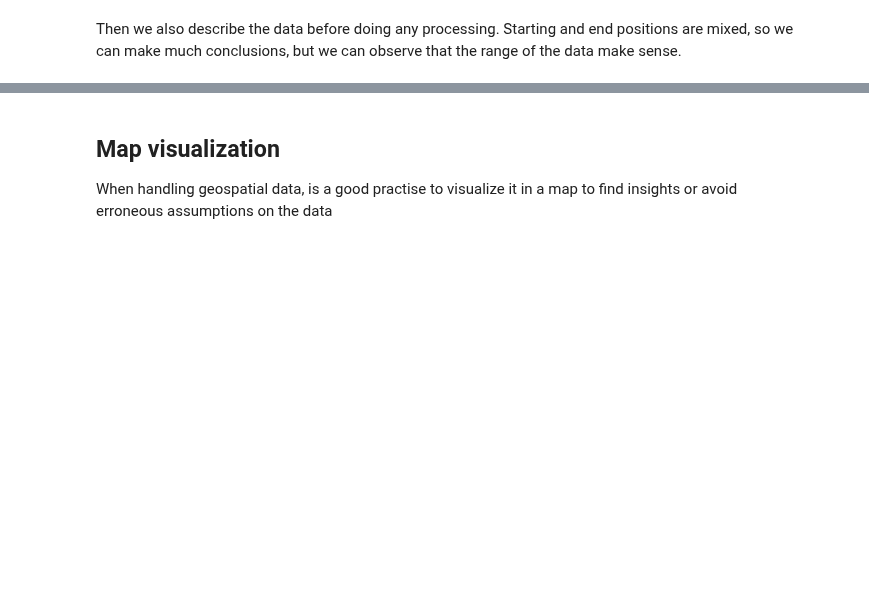
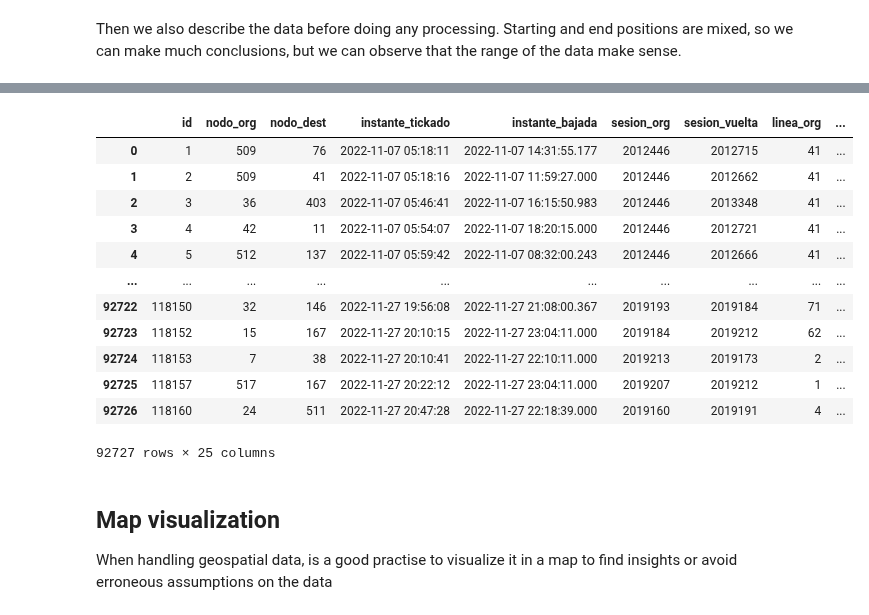
Before and after one commit to rampillas/car-destination-prediction, a Jupyter notebook: limpieza_datos.ipynb, the cells around one changed output, grey strips where cells are left out. Saved outputs shown, nothing was run; the diff lists cells and outputs as text; code cells hidden in the pictures; blank space fills up the shorter version.

```diff
--- a/limpieza_datos.ipynb
+++ b/limpieza_datos.ipynb
@@ -164,2 +117,3 @@ allDevices.show(20, False)
 # %%
+allDevices=df
 allDevices.count()
@@ -166,17 +123,5 @@ allDevices.count()
 # %% [markdown]
 ### 3. Put all the data of every complete trip in the same row
 We move the position and time data of every complete trip in a single row. This way we will be able to process each row as a trip, and we'll no longer need deviceId or eventType
-# %%
-# Move start and end values of a trip to a single row. We won't need deviceId any more
-allDevices = spark.sql("SELECT eventTime AS eventTimeStart, \
-LEAD(eventTime, 1) OVER (PARTITION BY deviceId ORDER BY eventTime) AS eventTimeEnd, lat AS latStart, lon AS lonStart, \
-LEAD(lat, 1) OVER (PARTITION BY deviceId ORDER BY eventTime) AS latEnd, \
-LEAD(lon, 1) OVER (PARTITION BY deviceId ORDER BY eventTime) AS lonEnd, \
-eventType FROM alldevices")
-allDevices.createOrReplaceTempView("alldevices")
-allDevices = spark.sql("SELECT eventTimeStart, eventTimeEnd, latStart, lonStart, latEnd, lonEnd \
-FROM alldevices WHERE eventType='trip-start'")
-allDevices.createOrReplaceTempView("alldevices")
-allDevices.show(20, False)
 # %%
 allDevices.count()
@@ -184,6 +132,6 @@ allDevices.count()
 ### Remove duplicates
 After examining the resulting data, we observe that there many registers with exactly the same data for the time start and de starting and end position, so we remove the redundant data to avoid bias on the predicting model
 # %%
-allDevices = allDevices.dropDuplicates(['eventTimeStart', 'latStart', 'lonStart', 'latEnd', 'lonEnd'])
+allDevices = allDevices.dropDuplicates(['instante_tickado', 'lat_org', 'long_org', 'lat_dest', 'long_dest'])
 allDevices.createOrReplaceTempView("alldevices")
 allDevices.show(20, False)
@@ -209,6 +209,20 @@ dfRaw.describe()
 # %%
-dfProcessed = dfProcessed.sort_values("eventTimeStart")
+dfProcessed = dfProcessed.sort_values("instante_tickado")
 dfProcessed
+# %% [output]
+|  | id | nodo_org | nodo_dest | instante_tickado | instante_bajada | sesion_org | sesion_vuelta | linea_org | ... |
+| 0 | 1 | 509 | 76 | 2022-11-07 05:18:11 | 2022-11-07 14:31:55.177 | 2012446 | 2012715 | 41 | ... |
+| 1 | 2 | 509 | 41 | 2022-11-07 05:18:16 | 2022-11-07 11:59:27.000 | 2012446 | 2012662 | 41 | ... |
+| 2 | 3 | 36 | 403 | 2022-11-07 05:46:41 | 2022-11-07 16:15:50.983 | 2012446 | 2013348 | 41 | ... |
+| 3 | 4 | 42 | 11 | 2022-11-07 05:54:07 | 2022-11-07 18:20:15.000 | 2012446 | 2012721 | 41 | ... |
+| 4 | 5 | 512 | 137 | 2022-11-07 05:59:42 | 2022-11-07 08:32:00.243 | 2012446 | 2012666 | 41 | ... |
+| ... | ... | ... | ... | ... | ... | ... | ... | ... | ... |
+| 92722 | 118150 | 32 | 146 | 2022-11-27 19:56:08 | 2022-11-27 21:08:00.367 | 2019193 | 2019184 | 71 | ... |
+| 92723 | 118152 | 15 | 167 | 2022-11-27 20:10:15 | 2022-11-27 23:04:11.000 | 2019184 | 2019212 | 62 | ... |
+| 92724 | 118153 | 7 | 38 | 2022-11-27 20:10:41 | 2022-11-27 22:10:11.000 | 2019213 | 2019173 | 2 | ... |
+| 92725 | 118157 | 517 | 167 | 2022-11-27 20:22:12 | 2022-11-27 23:04:11.000 | 2019207 | 2019212 | 1 | ... |
+| 92726 | 118160 | 24 | 511 | 2022-11-27 20:47:28 | 2022-11-27 22:18:39.000 | 2019160 | 2019191 | 4 | ... |
+92727 rows × 25 columns
 # %% [markdown]
 ## Map visualization
 When handling geospatial data, is a good practise to visualize it in a map to find insights or avoid erroneous assumptions on the data
```
Also changed, not shown: parts of 29 cells of this notebook, 7 other files.
